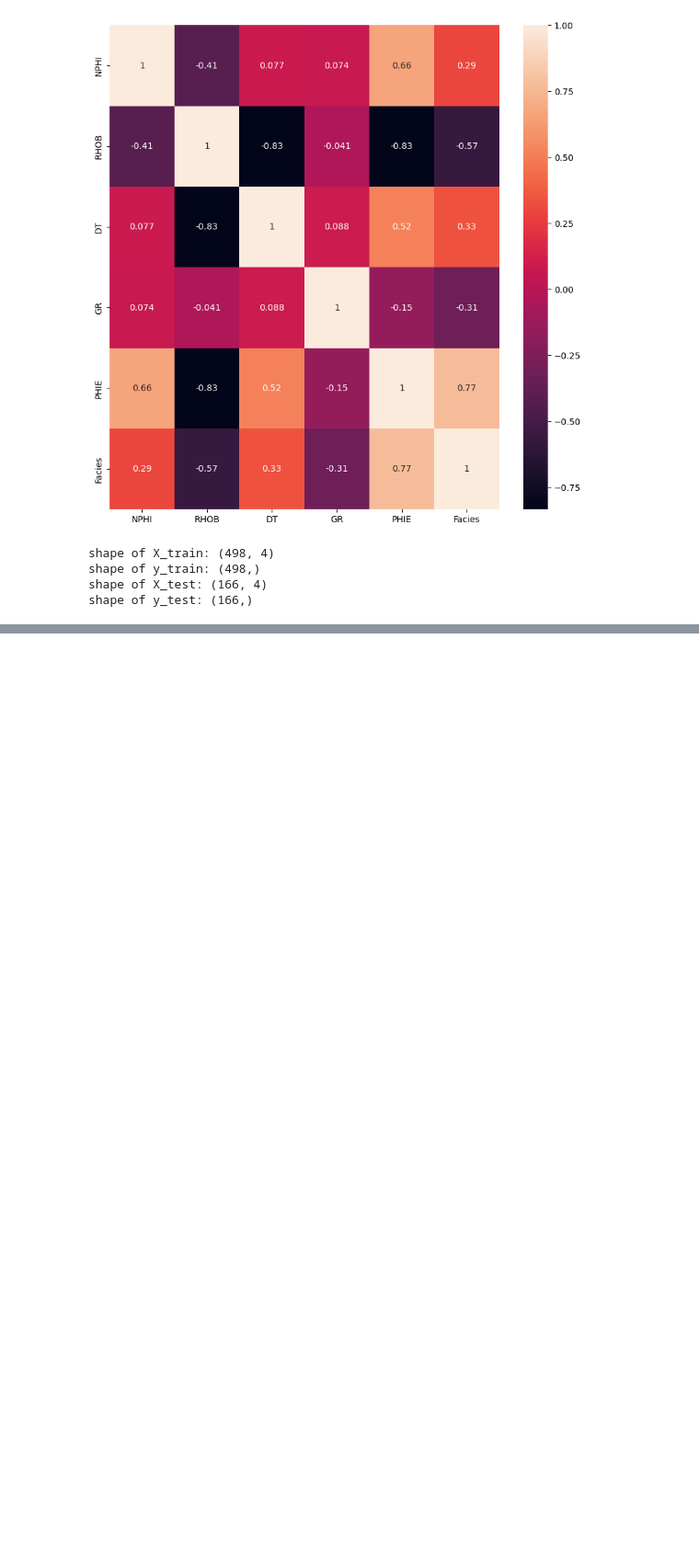
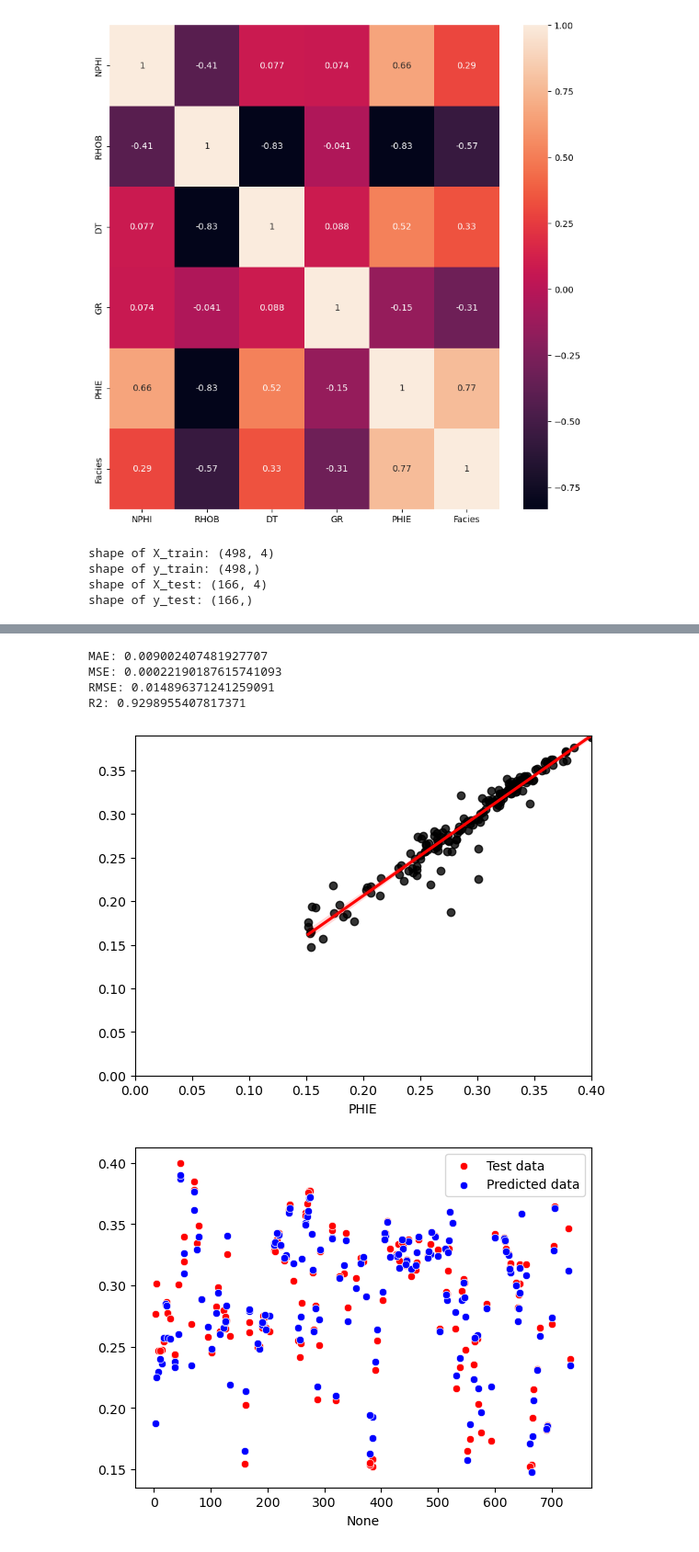
Before and after one commit to edisonc57/Well-Log-Machine-Learning-Porosity-Prediction-KNIME, a Jupyter notebook: ML Session.ipynb, the cells around one changed output, grey strips where cells are left out. Shown at 92% size. Saved outputs shown, nothing was run; the diff lists cells and outputs as text; code cells hidden in the pictures; blank space fills up the shorter version.

```diff
--- a/ML Session.ipynb
+++ b/ML Session.ipynb
@@ -154,0 +187,16 @@ scatter_plot_comparison(y_test, y_pred_lin)
+# %%
+from sklearn.ensemble import RandomForestRegressor, RandomForestClassifier
+rfr_reg= RandomForestRegressor()
+rfr_reg.fit(X_train, y_train)
+y_pred_rfr= rfr_reg.predict(X_test)
+reg_metrics(y_test, y_pred_rfr)
+reg_plot(y_test, y_pred_rfr)
+scatter_plot_comparison(y_test, y_pred_rfr)
+line_plot_comparison(y_test, y_pred_rfr)
+# %% [output]
+MAE: 0.009002407481927707
+MSE: 0.00022190187615741093
+RMSE: 0.014896371241259091
+R2: 0.9298955407817371
+[figure, added]
+[figure, added]
```
Also changed, not shown: parts of 24 cells of this notebook.
